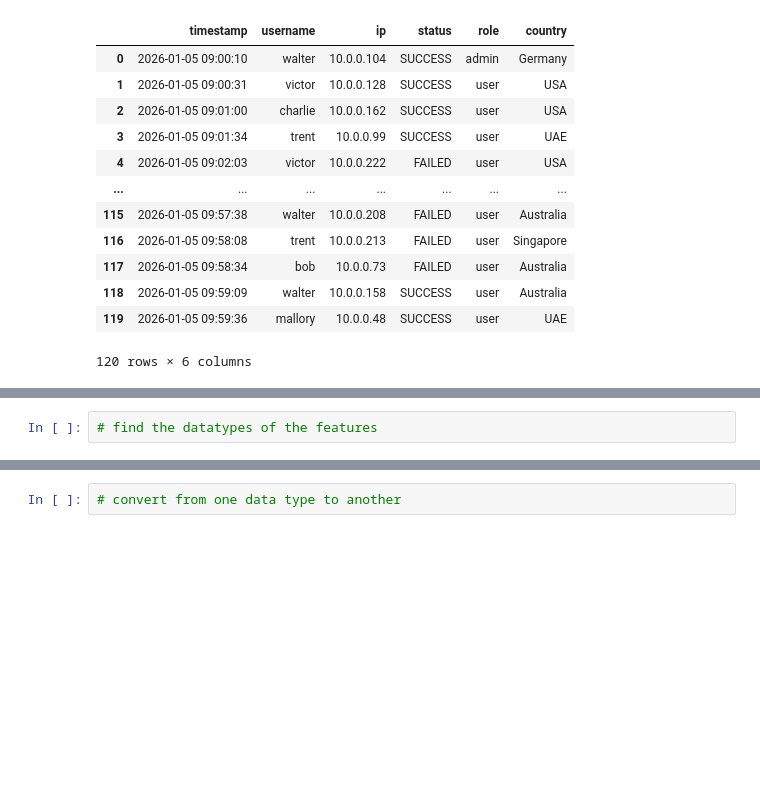
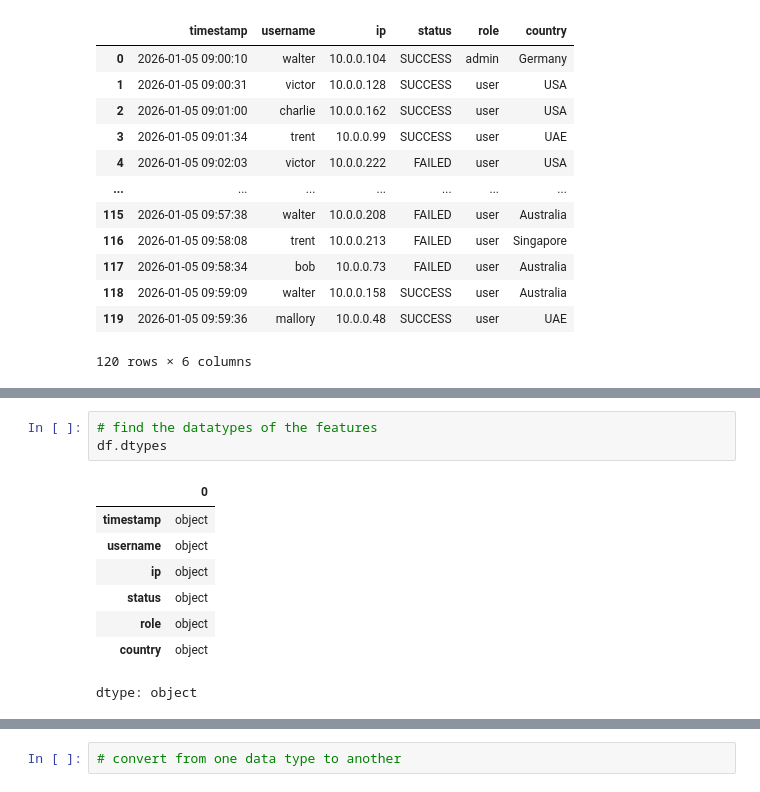
Before and after one commit to Sru-j/Linux, a Jupyter notebook: MLC_6S.ipynb, the cells around one changed output, grey strips where cells are left out. Saved outputs shown, nothing was run; the diff lists cells and outputs as text; blank space fills up the shorter version.

```diff
--- a/MLC_6S.ipynb
+++ b/MLC_6S.ipynb
@@ -146,4 +162,14 @@ df.
 # %%
 # find the datatypes of the features
+df.dtypes
+# %% [output]
+|  | 0 |
+| timestamp | object |
+| username | object |
+| ip | object |
+| status | object |
+| role | object |
+| country | object |
+dtype: object
 # %%
 # Extract only first column
```
Also changed, not shown: parts of 7 cells of this notebook.
